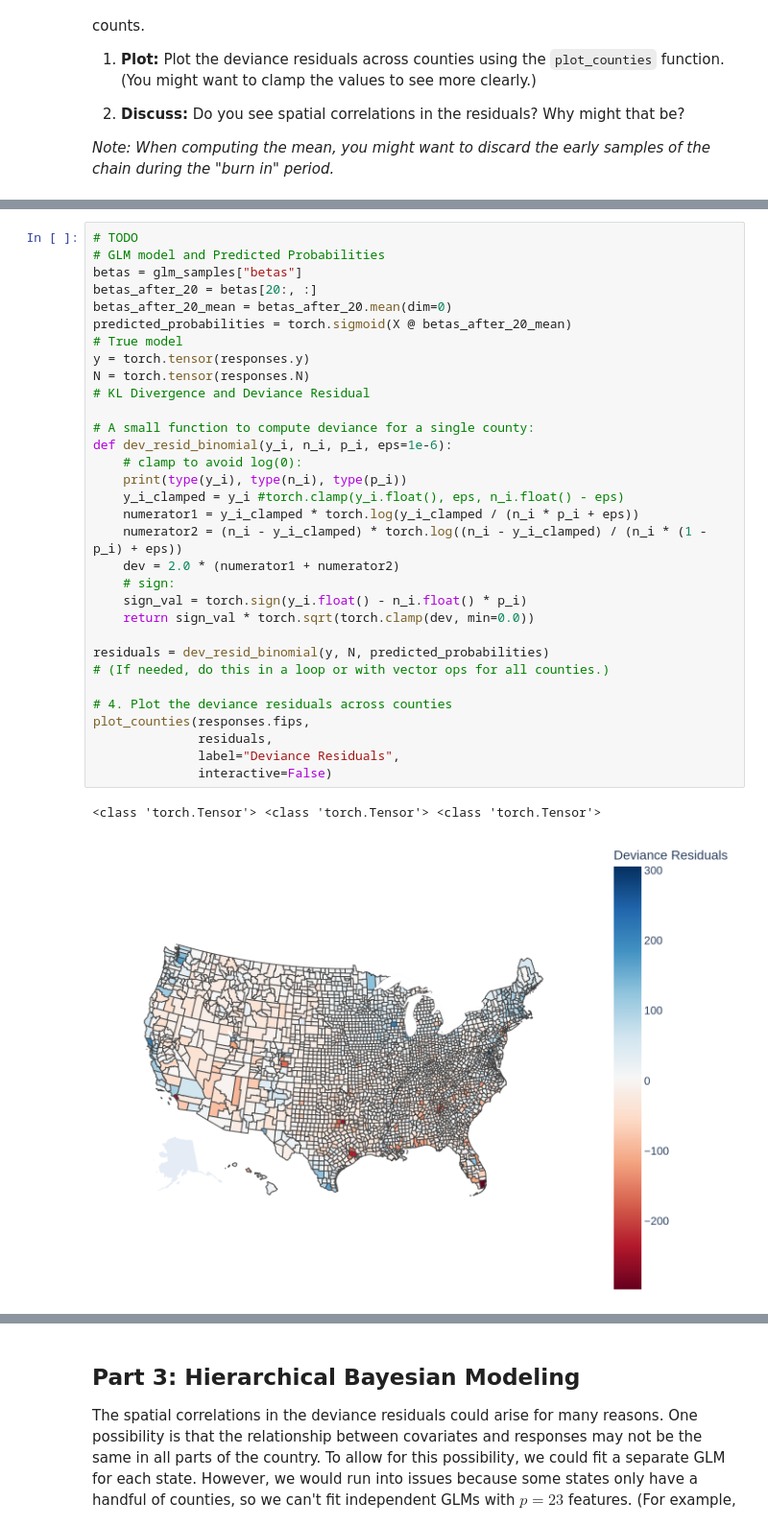
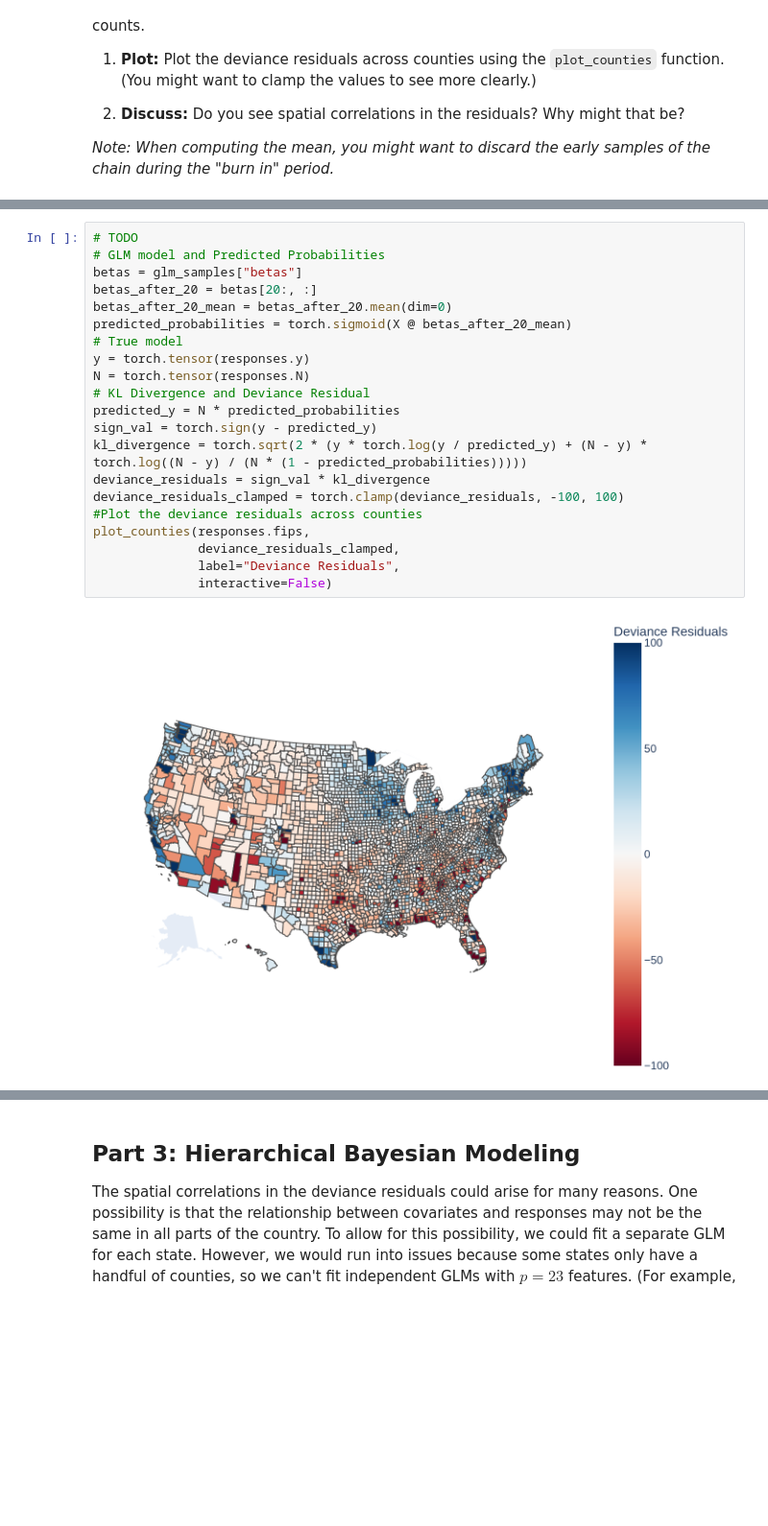
Before and after one commit to dlvh/stats305b, a Jupyter notebook: assignments/hw2/hw2.ipynb, the cells around one changed output, grey strips where cells are left out. Shown at 96% size. Cells and saved outputs as stored; diff of their text form; blank space fills up the shorter version.

```diff
--- a/assignments/hw2/hw2.ipynb
+++ b/assignments/hw2/hw2.ipynb
@@ -728,35 +729,23 @@ Note that when computing the mean, I discard the early 20 samples (burn in perio
 # %%
 # TODO
 # GLM model and Predicted Probabilities
 betas = glm_samples["betas"]
 betas_after_20 = betas[20:, :]
 betas_after_20_mean = betas_after_20.mean(dim=0)
 predicted_probabilities = torch.sigmoid(X @ betas_after_20_mean)
 # True model
 y = torch.tensor(responses.y)
 N = torch.tensor(responses.N)
 # KL Divergence and Deviance Residual
-
-# A small function to compute deviance for a single county:
-def dev_resid_binomial(y_i, n_i, p_i, eps=1e-6):
-    # clamp to avoid log(0):
-    print(type(y_i), type(n_i), type(p_i))
-    y_i_clamped = y_i #torch.clamp(y_i.float(), eps, n_i.float() - eps)
-    numerator1 = y_i_clamped * torch.log(y_i_clamped / (n_i * p_i + eps))
-    numerator2 = (n_i - y_i_clamped) * torch.log((n_i - y_i_clamped) / (n_i * (1 - p_i) + eps))
-    dev = 2.0 * (numerator1 + numerator2)
-    # sign:
-    sign_val = torch.sign(y_i.float() - n_i.float() * p_i)
-    return sign_val * torch.sqrt(torch.clamp(dev, min=0.0))
-
-residuals = dev_resid_binomial(y, N, predicted_probabilities)
-# (If needed, do this in a loop or with vector ops for all counties.)
-
-# 4. Plot the deviance residuals across counties
+predicted_y = N * predicted_probabilities
+sign_val = torch.sign(y - predicted_y)
+kl_divergence = torch.sqrt(2 * (y * torch.log(y / predicted_y) + (N - y) * torch.log((N - y) / (N * (1 - predicted_probabilities)))))
+deviance_residuals = sign_val * kl_divergence
+deviance_residuals_clamped = torch.clamp(deviance_residuals, -100, 100)
+#Plot the deviance residuals across counties
 plot_counties(responses.fips,
-              residuals,
+              deviance_residuals_clamped,
               label="Deviance Residuals",
               interactive=False)
 # %% [output]
-<class 'torch.Tensor'> <class 'torch.Tensor'> <class 'torch.Tensor'>
-[figure, old version]
+[figure, new version]
```
Also changed, not shown: parts of 3 cells of this notebook.
